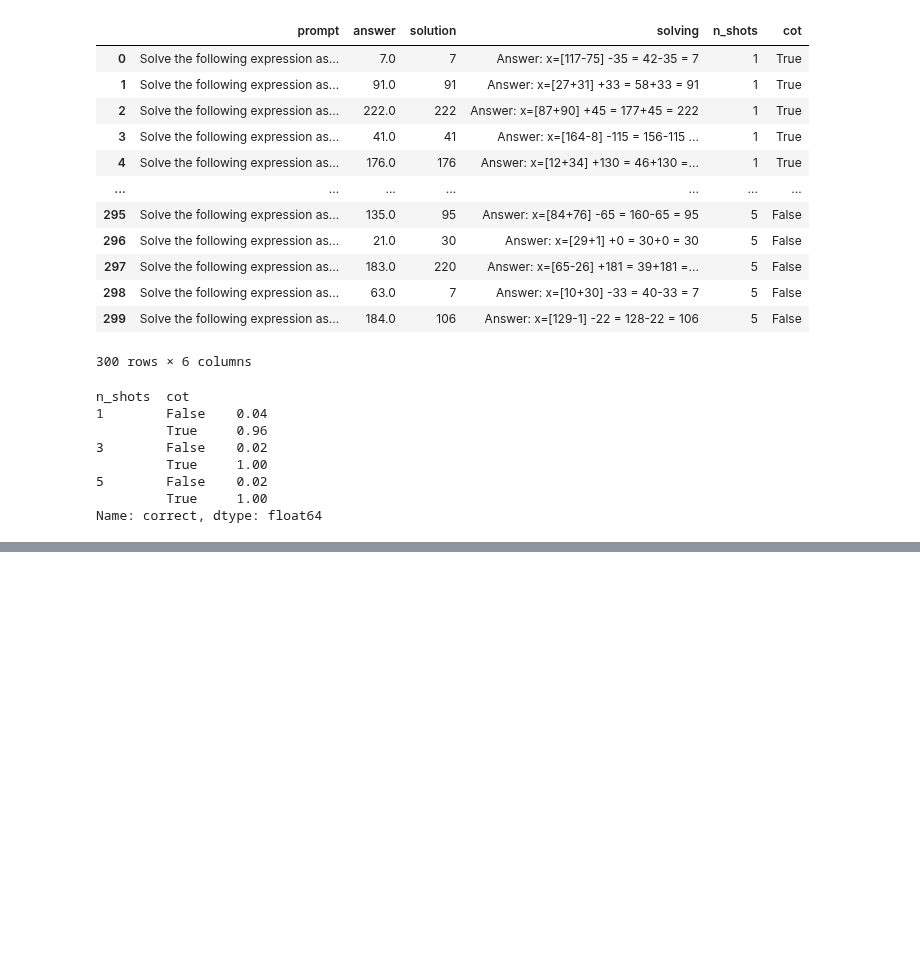
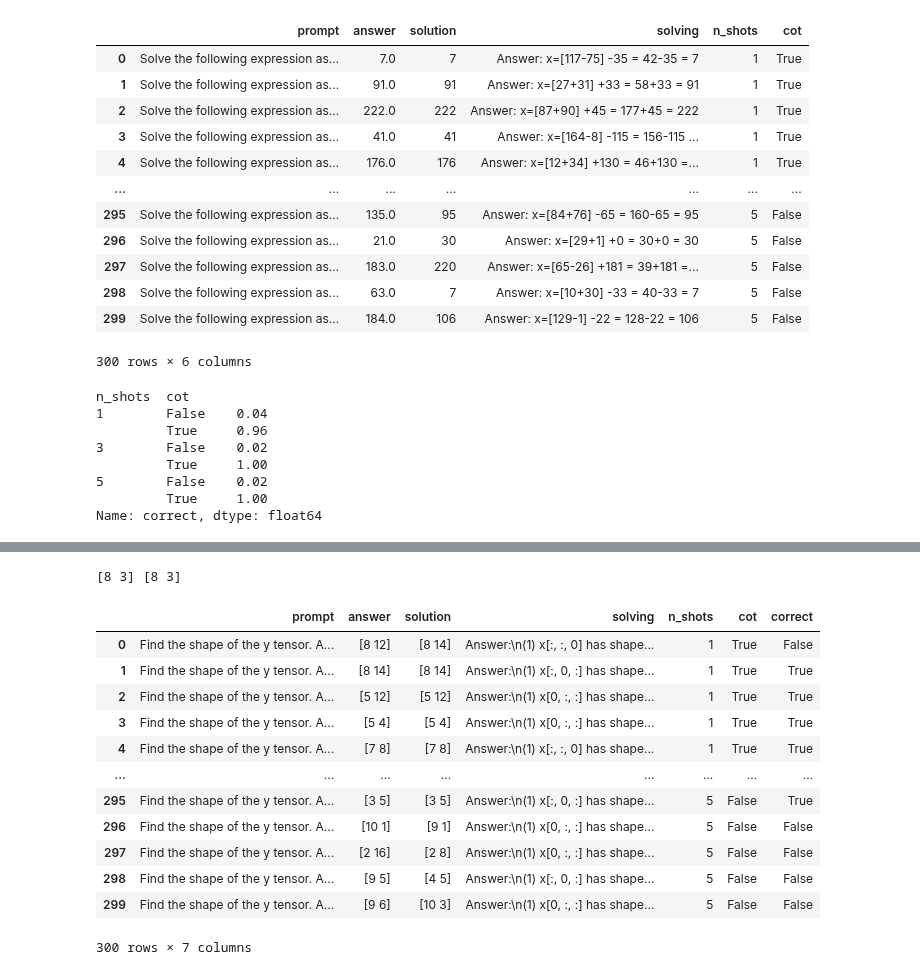
Before and after one commit to ghidav/mats-interp, a Jupyter notebook: experiments/006-cot/006c-new_ds.ipynb, the cells around one changed output, grey strips where cells are left out. Drawn from its saved outputs; the diff is of its cells as text; code cells hidden in the pictures; blank space fills up the shorter version.

```diff
--- a/experiments/006-cot/006c-new_ds.ipynb
+++ b/experiments/006-cot/006c-new_ds.ipynb
@@ -663,0 +731,5 @@ Name: correct, dtype: float64
+# %%
+from utils import replicate_generate
+
+example, solving = few_shot_example(3, True)
+out = replicate_generate(example, 'meta/meta-llama-3-8b', max_new_tokens=64)
@@ -663,0 +769,54 @@ Name: correct, dtype: float64
+# %%
+answer = out.split('\n\n')[0].split('shape ')[-1].strip()
+solution = solving.split('shape ')[-1]
+print(answer, solution)
+# %% [output]
+[8 3] [8 3]
+# %%
+from tqdm.auto import tqdm
+import pandas as pd
+
+result_df = {
+    'prompt': [],
+    'answer': [],
+    'solution': [],
+    'solving': [],
+    'n_shots': [],
+    'cot': []
+}
+for n_shots in [1,3,5]:
+    for cot in [True, False]:
+        for i in tqdm(range(50)):
+            example, solving = few_shot_example(n_shots, cot)
+
+            out = replicate_generate(example, 'meta/meta-llama-3-8b', max_new_tokens=64)
+            try:
+                answer = out.split('\n\n')[0].split('shape ')[-1].strip()
+            except:
+                answer = np.nan
+            solution = solving.split('shape ')[-1]
+
+            result_df['prompt'].append(example)
+            result_df['answer'].append(answer)
+            result_df['solution'].append(solution)
+            result_df['solving'].append(solving)
+            result_df['n_shots'].append(n_shots)
+            result_df['cot'].append(cot)
+
+result_df = pd.DataFrame(result_df)
+# %%
+result_df
+# %% [output]
+|  | prompt | answer | solution | solving | n_shots | cot | correct |
+| 0 | Find the shape of the y tensor. A... | [8 12] | [8 14] | Answer:\n(1) x[:, :, 0] has shape... | 1 | True | False |
+| 1 | Find the shape of the y tensor. A... | [8 14] | [8 14] | Answer:\n(1) x[:, 0, :] has shape... | 1 | True | True |
+| 2 | Find the shape of the y tensor. A... | [5 12] | [5 12] | Answer:\n(1) x[0, :, :] has shape... | 1 | True | True |
+| 3 | Find the shape of the y tensor. A... | [5 4] | [5 4] | Answer:\n(1) x[0, :, :] has shape... | 1 | True | True |
+| 4 | Find the shape of the y tensor. A... | [7 8] | [7 8] | Answer:\n(1) x[:, :, 0] has shape... | 1 | True | True |
+| ... | ... | ... | ... | ... | ... | ... | ... |
+| 295 | Find the shape of the y tensor. A... | [3 5] | [3 5] | Answer:\n(1) x[:, 0, :] has shape... | 5 | False | True |
+| 296 | Find the shape of the y tensor. A... | [10 1] | [9 1] | Answer:\n(1) x[0, :, :] has shape... | 5 | False | False |
+| 297 | Find the shape of the y tensor. A... | [2 16] | [2 8] | Answer:\n(1) x[0, :, :] has shape... | 5 | False | False |
+| 298 | Find the shape of the y tensor. A... | [9 5] | [4 5] | Answer:\n(1) x[:, 0, :] has shape... | 5 | False | False |
+| 299 | Find the shape of the y tensor. A... | [9 6] | [10 3] | Answer:\n(1) x[0, :, :] has shape... | 5 | False | False |
+300 rows × 7 columns
```
Also changed, not shown: parts of 10 cells of this notebook, 2 other files.
